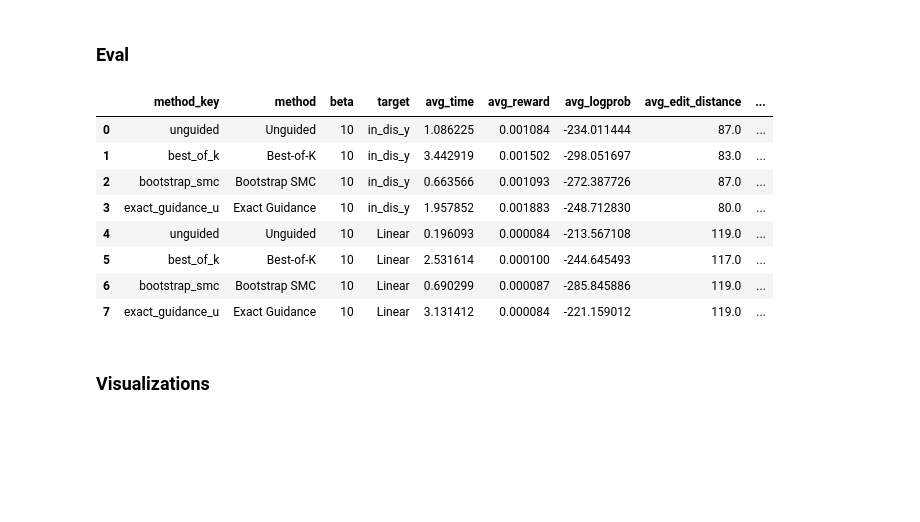
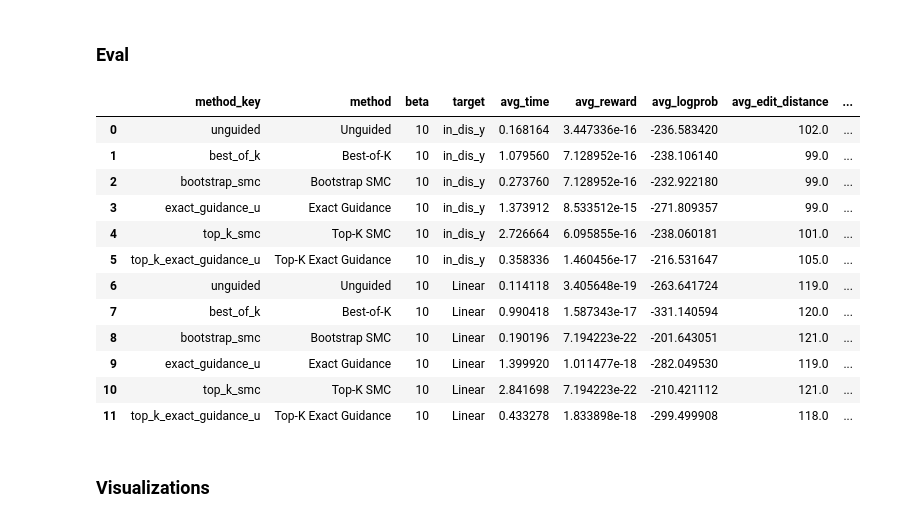
Before and after one commit to upsilonyc/edit-flows-guidance-demo, a Jupyter notebook: main.ipynb, the cells around one changed output. Saved outputs shown, nothing was run; the diff lists cells and outputs as text; code cells hidden in the pictures; blank space fills up the shorter version.

Commit message:
implemented top-k exact guidance and SMC

```diff
--- a/main.ipynb
+++ b/main.ipynb
@@ -1659,6 +1916,8 @@ N_eval = 20
 n_steps = 140
 n_particles_eval = 10
 betas = [10, 20]
+top_k_percentile = 0.99
+store_all_rates = False
 _, in_dis_y, _, _, _, _ = make_batch(
     batch_size=batch_size,
     min_length=min_seq_len,
@@ -1693,11 +1952,13 @@ for target_name, y_target in ys:
             max_rejection_attempts=10,
             show_progress=False,
             beta=b,
+            top_k_percentile=top_k_percentile,
             target_y=y_target,
             target_name=target_name,
             eval_pairs=eval_pairs,
             return_trials=True,
             capture_trajectory=capture_spec,
+            capture_pre_guidance_u=store_all_rates,
         )
 
         results_dfs.append(summary_df)
@@ -1712,24 +1973,25 @@ trial_results_df = pd.concat(all_trial_dfs, ignore_index=True)
 summary_results_df.to_csv("summary_280.csv", index=False)
 trial_results_df.to_csv("trials_280.csv", index=False)
 
-u_rates_df = trial_results_df[
-    trial_results_df["method_key"].isin(["unguided", "exact_guidance_u"])
-][[
-    "trial",
-    "method_key",
-    "method",
-    "beta",
-    "target",
-    "rates_in_json",
-    "rates_del_json",
-    "rates_sub_json",
-]].copy()
-u_rates_df.to_csv("u_rates_280.csv", index=False)
+if store_all_rates:
+    u_rates_df = trial_results_df[
+        trial_results_df["method_key"].isin(["unguided", "exact_guidance_u", "top_k_exact_guidance_u"])
+    ][[
+        "trial",
+        "method_key",
+        "method",
+        "beta",
+        "target",
+        "rates_in_json",
+        "rates_del_json",
+        "rates_sub_json",
+    ]].copy()
+    u_rates_df.to_csv("u_rates_280.csv", index=False)
 
 # Save representative sequences for visualization from existing trials:
 # - shared x0
 # - targets
-# - one generated x1 per method x beta x target (lowest normalized edit distance)
+# - one generated x1 per method x beta x target (highest reward)
 representative_rows = []
 representative_rows.append(
     {
@@ -1756,8 +2018,8 @@ for target_name, y_target in ys:
 
 best_trials_df = (
     trial_results_df.sort_values(
-        ["target", "beta", "method_key", "normalized_edit_distance", "trial"],
-        ascending=[True, True, True, True, True],
+        ["target", "beta", "method_key", "reward", "trial"],
+        ascending=[True, True, True, False, True],
     )
     .groupby(["target", "beta", "method_key"], as_index=False)
     .first()
@@ -1775,8 +2037,8 @@ for _, row in best_trials_df.iterrows():
         }
     )
 
-representative_sequences_df = pd.DataFrame(representative_rows)
-representative_sequences_df.to_csv("representative_sequences_280.csv", index=False)
+sequences_df = pd.DataFrame(representative_rows)
+sequences_df.to_csv("sequences_280.csv", index=False)
 # %%
 # smoke test
 import json
@@ -1786,6 +2048,7 @@ N_eval = 1
 n_steps = 10
 n_particles_eval = 10
 betas = [10]
+top_k_percentile = 0.8
 _, in_dis_y, _, _, _, _ = make_batch(
     batch_size=batch_size,
     min_length=min_seq_len,
@@ -1813,42 +2076,47 @@ for target_name, y_target in ys:
     for b in betas:
         capture_spec = None
 
         summary_df, trial_df, captured = benchmark_methods(
             N_eval=N_eval,
             n_steps=n_steps,
             n_particles=n_particles_eval,
-            alpha=[10, 0.2],
+            alpha=[31, 41],
             max_rejection_attempts=10,
             show_progress=False,
             beta=b,
+            top_k_percentile=top_k_percentile,
             target_y=y_target,
             target_name=target_name,
             eval_pairs=eval_pairs,
             return_trials=True,
             capture_trajectory=capture_spec,
         )
 
         results_dfs.append(summary_df)
         all_summary_dfs.append(summary_df)
         all_trial_dfs.append(trial_df)
 
         if captured is not None:
             trajectory_artifact = captured
 
 summary_results_df = pd.concat(all_summary_dfs, ignore_index=True)
 trial_results_df = pd.concat(all_trial_dfs, ignore_index=True)
 
 summary_results_df
 # %% [output]
 |  | method_key | method | beta | target | avg_time | avg_reward | avg_logprob | avg_edit_distance | ... |
-| 0 | unguided | Unguided | 10 | in_dis_y | 1.086225 | 0.001084 | -234.011444 | 87.0 | ... |
-| 1 | best_of_k | Best-of-K | 10 | in_dis_y | 3.442919 | 0.001502 | -298.051697 | 83.0 | ... |
-| 2 | bootstrap_smc | Bootstrap SMC | 10 | in_dis_y | 0.663566 | 0.001093 | -272.387726 | 87.0 | ... |
-| 3 | exact_guidance_u | Exact Guidance | 10 | in_dis_y | 1.957852 | 0.001883 | -248.712830 | 80.0 | ... |
-| 4 | unguided | Unguided | 10 | Linear | 0.196093 | 0.000084 | -213.567108 | 119.0 | ... |
-| 5 | best_of_k | Best-of-K | 10 | Linear | 2.531614 | 0.000100 | -244.645493 | 117.0 | ... |
-| 6 | bootstrap_smc | Bootstrap SMC | 10 | Linear | 0.690299 | 0.000087 | -285.845886 | 119.0 | ... |
-| 7 | exact_guidance_u | Exact Guidance | 10 | Linear | 3.131412 | 0.000084 | -221.159012 | 119.0 | ... |
+| 0 | unguided | Unguided | 10 | in_dis_y | 0.168164 | 3.447336e-16 | -236.583420 | 102.0 | ... |
+| 1 | best_of_k | Best-of-K | 10 | in_dis_y | 1.079560 | 7.128952e-16 | -238.106140 | 99.0 | ... |
+| 2 | bootstrap_smc | Bootstrap SMC | 10 | in_dis_y | 0.273760 | 7.128952e-16 | -232.922180 | 99.0 | ... |
+| 3 | exact_guidance_u | Exact Guidance | 10 | in_dis_y | 1.373912 | 8.533512e-15 | -271.809357 | 99.0 | ... |
+| 4 | top_k_smc | Top-K SMC | 10 | in_dis_y | 2.726664 | 6.095855e-16 | -238.060181 | 101.0 | ... |
+| 5 | top_k_exact_guidance_u | Top-K Exact Guidance | 10 | in_dis_y | 0.358336 | 1.460456e-17 | -216.531647 | 105.0 | ... |
+| 6 | unguided | Unguided | 10 | Linear | 0.114118 | 3.405648e-19 | -263.641724 | 119.0 | ... |
+| 7 | best_of_k | Best-of-K | 10 | Linear | 0.990418 | 1.587343e-17 | -331.140594 | 120.0 | ... |
+| 8 | bootstrap_smc | Bootstrap SMC | 10 | Linear | 0.190196 | 7.194223e-22 | -201.643051 | 121.0 | ... |
+| 9 | exact_guidance_u | Exact Guidance | 10 | Linear | 1.399920 | 1.011477e-18 | -282.049530 | 119.0 | ... |
+| 10 | top_k_smc | Top-K SMC | 10 | Linear | 2.841698 | 7.194223e-22 | -210.421112 | 121.0 | ... |
+| 11 | top_k_exact_guidance_u | Top-K Exact Guidance | 10 | Linear | 0.433278 | 1.833898e-18 | -299.499908 | 118.0 | ... |
 # %% [markdown]
 ### Visualizations
 # %%
```
Also changed, not shown: parts of 7 cells of this notebook, 1 other file.
